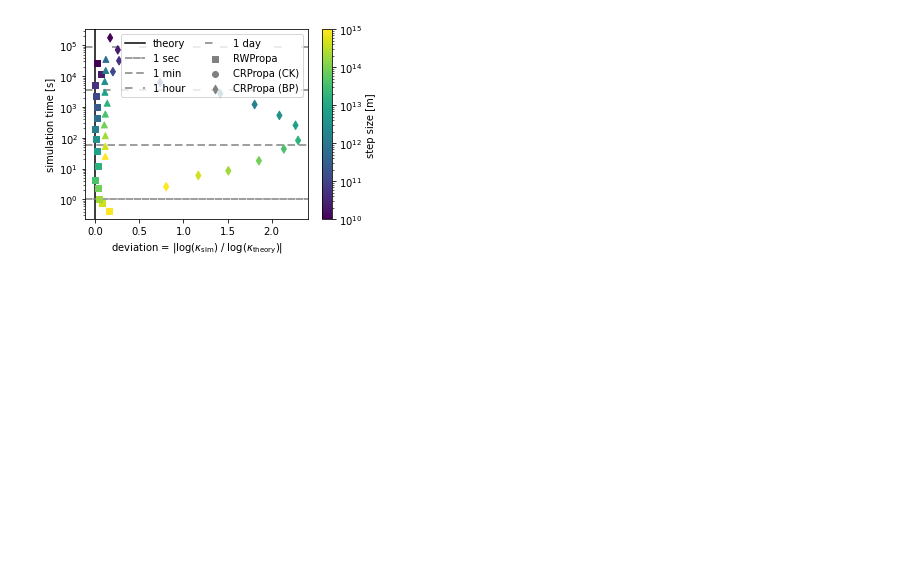
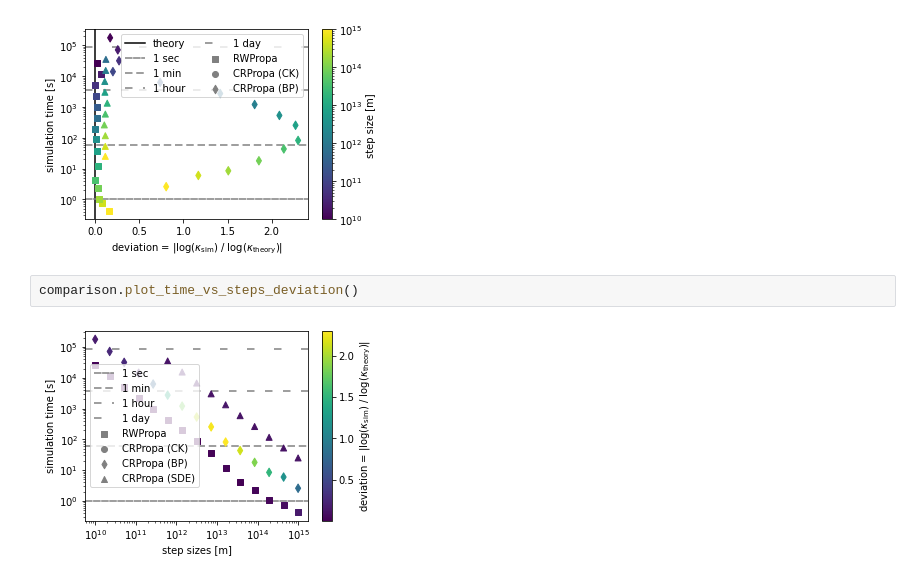
Before and after one commit to reichherzerp/PropPy, a Jupyter notebook: comparison/Comparison in compact astrophysical sources.ipynb, the cells around one changed output. Cells and saved outputs as stored; diff of their text form; blank space fills up the shorter version.

Commit message:
included plot to compare simulation times for each step size
Former-commit-id: cd52195ff20efe8fa408a011053b8763c107564c

```diff
--- a/comparison/Comparison in compact astrophysical sources.ipynb
+++ b/comparison/Comparison in compact astrophysical sources.ipynb
@@ -214,3 +214,7 @@ comparison.plot_deviation_vs_time_steps()
 comparison.plot_time_vs_deviation_steps()
 # %% [output]
 [figure]
+# %%
+comparison.plot_time_vs_steps_deviation()
+# %% [output]
+[figure, added]
```
Also changed, not shown: 1 other file.
